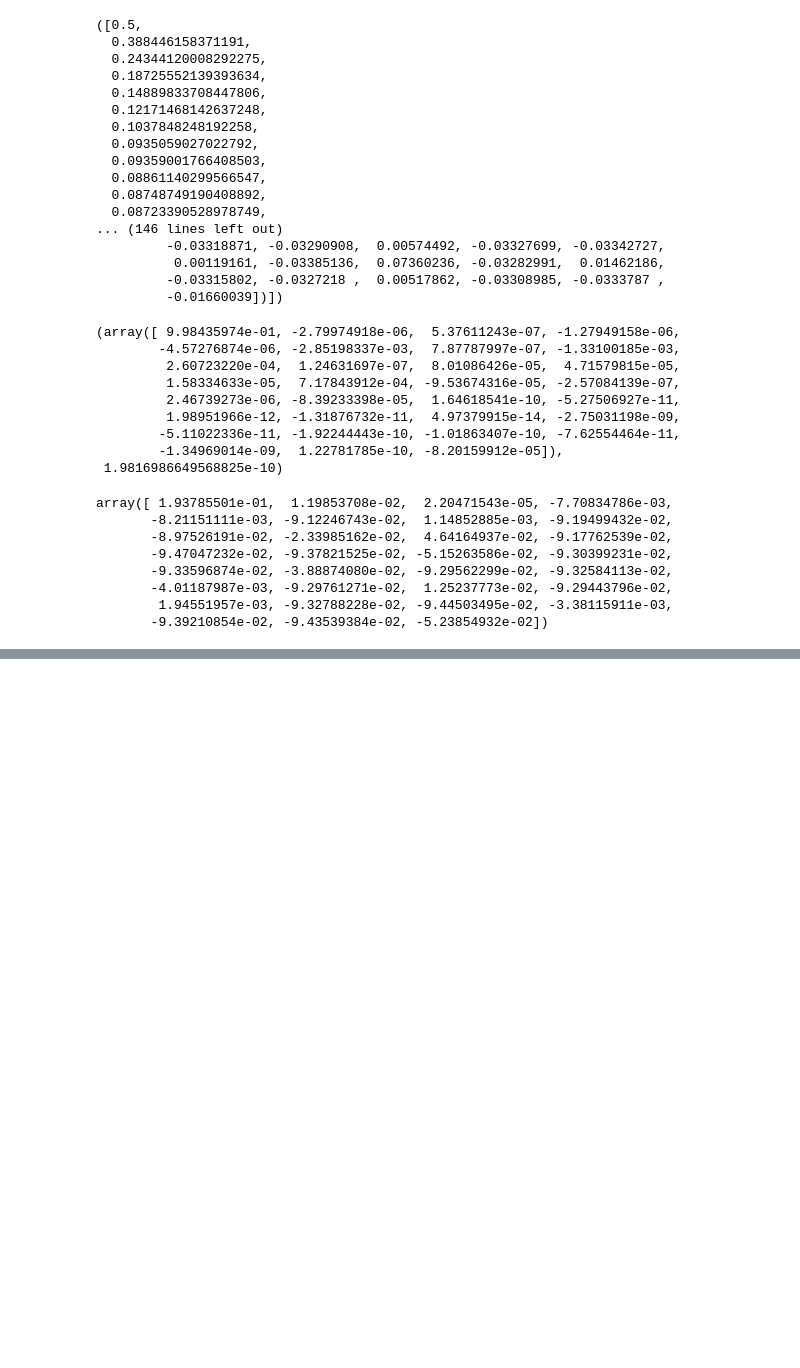
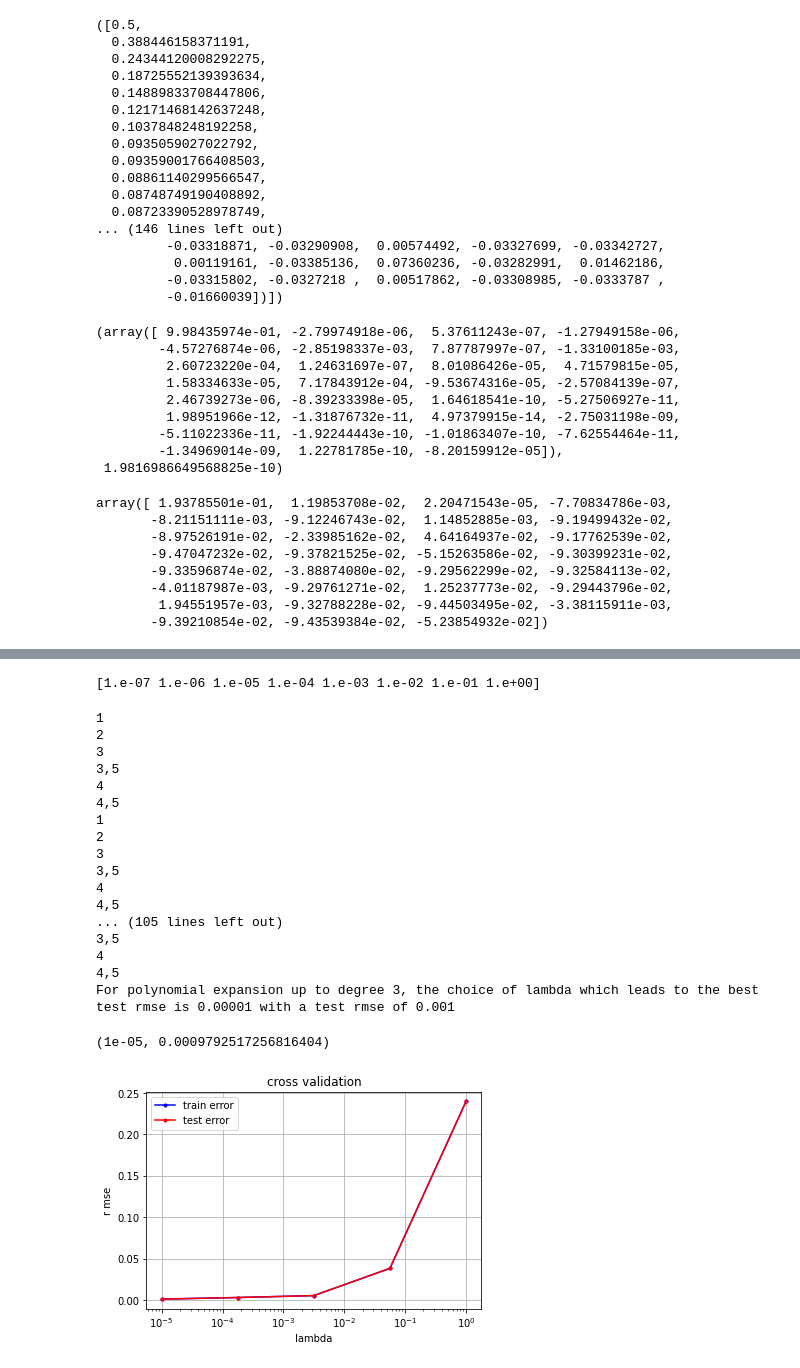
Before and after one commit to cs210-bbernath/The_MadLads, a Jupyter notebook: Testing_the_data-Copy1.ipynb, the cells around one changed output, grey strips where cells are left out. Saved outputs shown, nothing was run; the diff lists cells and outputs as text; code cells hidden in the pictures; blank space fills up the shorter version.

```diff
--- a/Testing_the_data-Copy1.ipynb
+++ b/Testing_the_data-Copy1.ipynb
@@ -242,0 +244,10 @@ Reg Logistic regression iter. 19/19: loss=0.18076731210522484, w0=0.112730436452
+# %%
+# cross validation ridge regression
+degree = 3
+k_fold = 4
+lambdas = np.logspace(-7, 0, 8)
+degrees = [3, 5, 7]
+print(lambdas)
+seed = 1
+# %% [output]
+[1.e-07 1.e-06 1.e-05 1.e-04 1.e-03 1.e-02 1.e-01 1.e+00]
@@ -242,0 +256,22 @@ Reg Logistic regression iter. 19/19: loss=0.18076731210522484, w0=0.112730436452
+# %%
+cross_validation_demo(degree, k_fold, lambdas, y, tx)
+# %% [output]
+1
+2
+3
+3,5
+4
+4,5
+1
+2
+3
+3,5
+4
+4,5
+... (105 lines left out)
+3,5
+4
+4,5
+For polynomial expansion up to degree 3, the choice of lambda which leads to the best test rmse is 0.00001 with a test rmse of 0.001
+(1e-05, 0.0009792517256816404)
+[figure, added]
```
Also changed, not shown: parts of 11 cells of this notebook, 3 other files.
